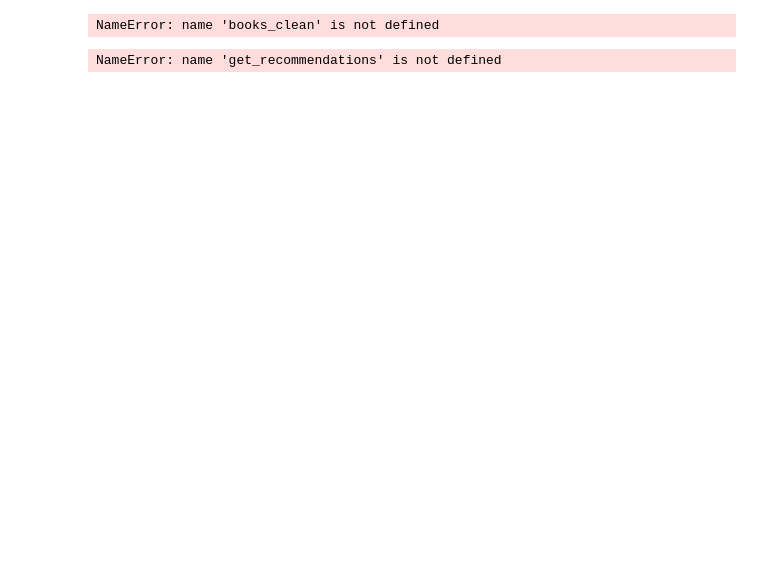
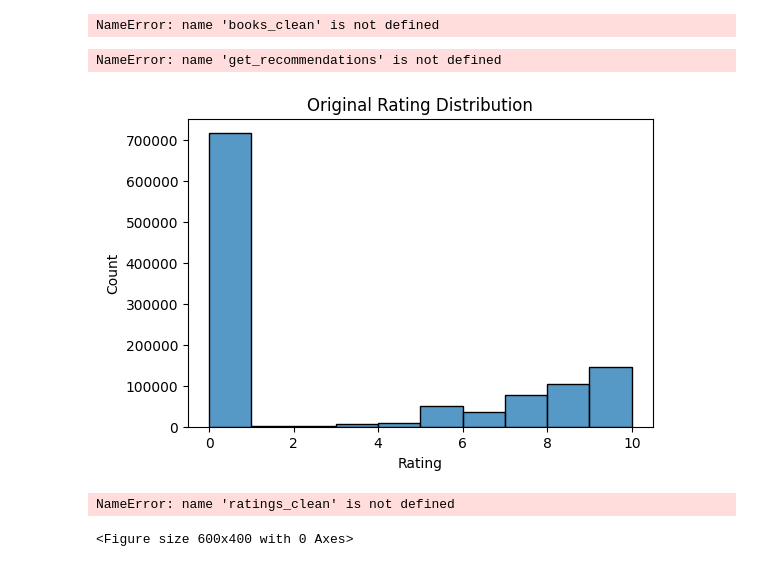
Before and after one commit to spsi-gh/Book-Recommendation-System, a Jupyter notebook: Book_Recommendation_System.ipynb, the cells around one changed output. Drawn from its saved outputs; the diff is of its cells as text; code cells hidden in the pictures; blank space fills up the shorter version.

```diff
--- a/Book_Recommendation_System.ipynb
+++ b/Book_Recommendation_System.ipynb
@@ -378,3 +340,22 @@ NameError: name 'books_clean' is not defined
 get_recommendations(book_title="Harry Potter and the Chamber of Secrets", user=1234, model_type="SVD")
 # %% [output]
 NameError: name 'get_recommendations' is not defined
+# %%
+plt.figure(figsize=(6,4))
+sns.histplot(ratings, x= 'Book-Rating', bins = 10, kde=False)
+plt.title("Original Rating Distribution")
+plt.xlabel("Rating")
+plt.ylabel("Count")
+plt.show()
+# %% [output]
+[figure, added]
+# %%
+plt.figure(figsize=(6,4))
+sns.histplot(ratings_clean, x= 'Book-Rating', bins = 10, kde=False)
+plt.title("Cleaned Rating Distribution (>0)")
+plt.xlabel("Rating")
+plt.ylabel("Count")
+plt.show()
+# %% [output]
+NameError: name 'ratings_clean' is not defined
+<Figure size 600x400 with 0 Axes>
```
Also changed, not shown: parts of 9 cells of this notebook.
